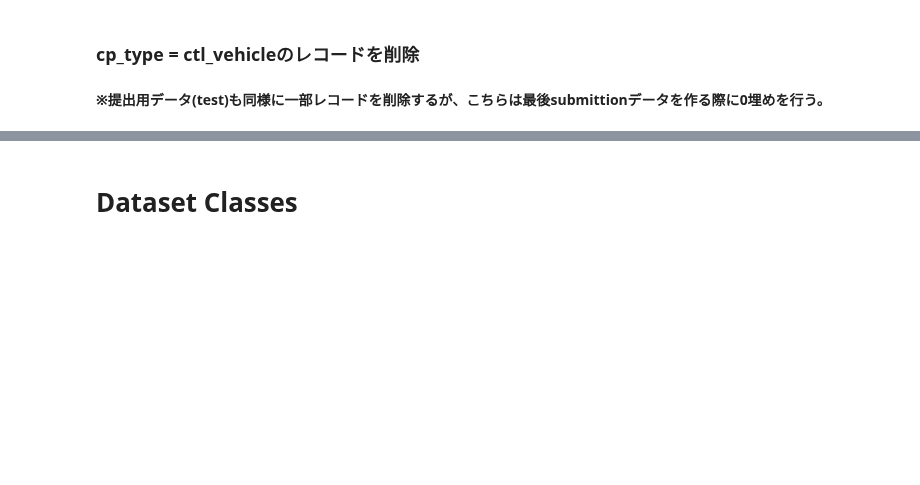
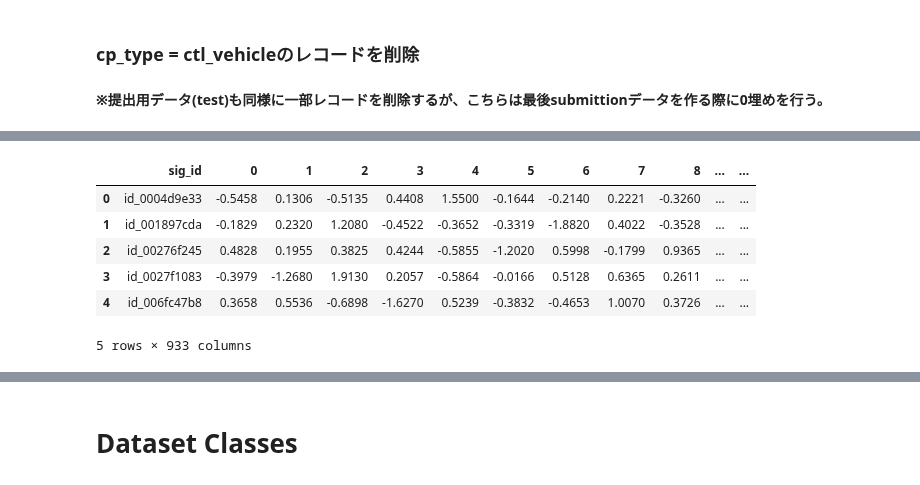
Before and after one commit to ShinAnase/MoA, a Jupyter notebook: mainPyTorch_format.ipynb, the cells around one changed output, grey strips where cells are left out. Drawn from its saved outputs; the diff is of its cells as text; code cells hidden in the pictures; blank space fills up the shorter version.

```diff
--- a/mainPyTorch_format.ipynb
+++ b/mainPyTorch_format.ipynb
@@ -180,0 +155,10 @@ def process_data(data):
+# %%
+test.head(5)
+# %% [output]
+|  | sig_id | 0 | 1 | 2 | 3 | 4 | 5 | 6 | 7 | 8 | ... | ... |
+| 0 | id_0004d9e33 | -0.5458 | 0.1306 | -0.5135 | 0.4408 | 1.5500 | -0.1644 | -0.2140 | 0.2221 | -0.3260 | ... | ... |
+| 1 | id_001897cda | -0.1829 | 0.2320 | 1.2080 | -0.4522 | -0.3652 | -0.3319 | -1.8820 | 0.4022 | -0.3528 | ... | ... |
+| 2 | id_00276f245 | 0.4828 | 0.1955 | 0.3825 | 0.4244 | -0.5855 | -1.2020 | 0.5998 | -0.1799 | 0.9365 | ... | ... |
+| 3 | id_0027f1083 | -0.3979 | -1.2680 | 1.9130 | 0.2057 | -0.5864 | -0.0166 | 0.5128 | 0.6365 | 0.2611 | ... | ... |
+| 4 | id_006fc47b8 | 0.3658 | 0.5536 | -0.6898 | -1.6270 | 0.5239 | -0.3832 | -0.4653 | 1.0070 | 0.3726 | ... | ... |
+5 rows × 933 columns
```
Also changed, not shown: parts of 20 cells of this notebook, 1 other file.
